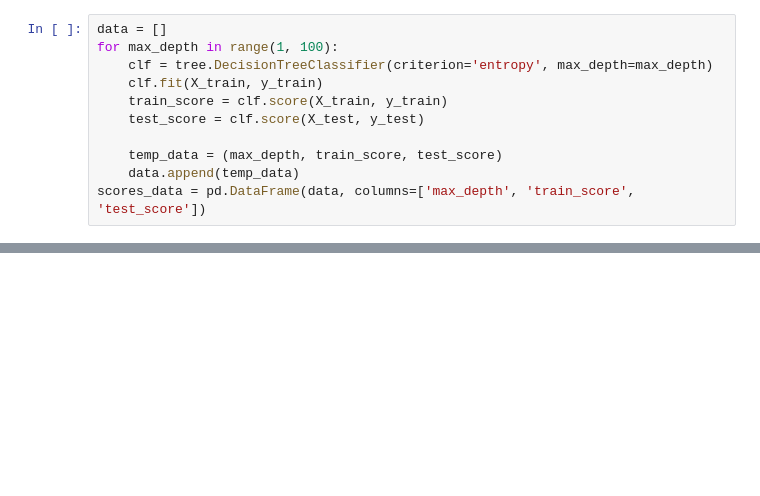
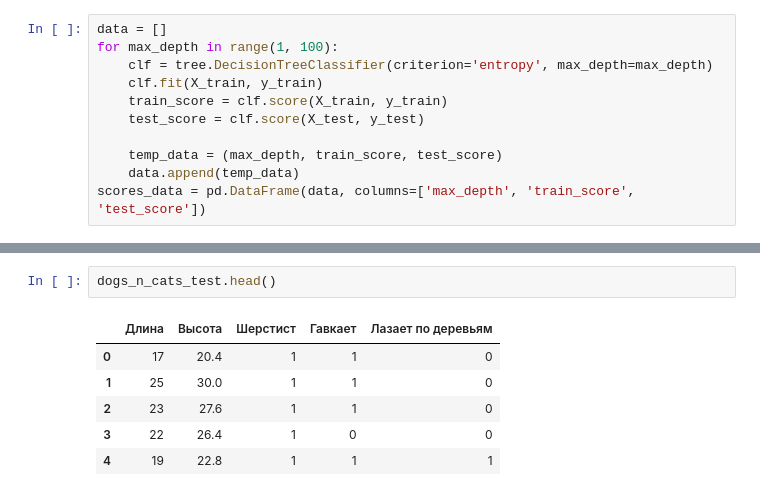
Before and after one commit to MinyaevAndrey/MYPETS, a Jupyter notebook: Titanic.ipynb, the cells around one changed output, grey strips where cells are left out. Cells and saved outputs as stored; diff of their text form; blank space fills up the shorter version.

```diff
--- a/Titanic.ipynb
+++ b/Titanic.ipynb
@@ -126,0 +241,9 @@ sns.lineplot(x='max_depth', y='score', hue='set_type', data=scores_data_long)
+# %%
+dogs_n_cats_test.head()
+# %% [output]
+|  | Длина | Высота | Шерстист | Гавкает | Лазает по деревьям |
+| 0 | 17 | 20.4 | 1 | 1 | 0 |
+| 1 | 25 | 30.0 | 1 | 1 | 0 |
+| 2 | 23 | 27.6 | 1 | 1 | 0 |
+| 3 | 22 | 26.4 | 1 | 0 | 0 |
+| 4 | 19 | 22.8 | 1 | 1 | 1 |
```
Also changed, not shown: parts of 13 cells of this notebook.
